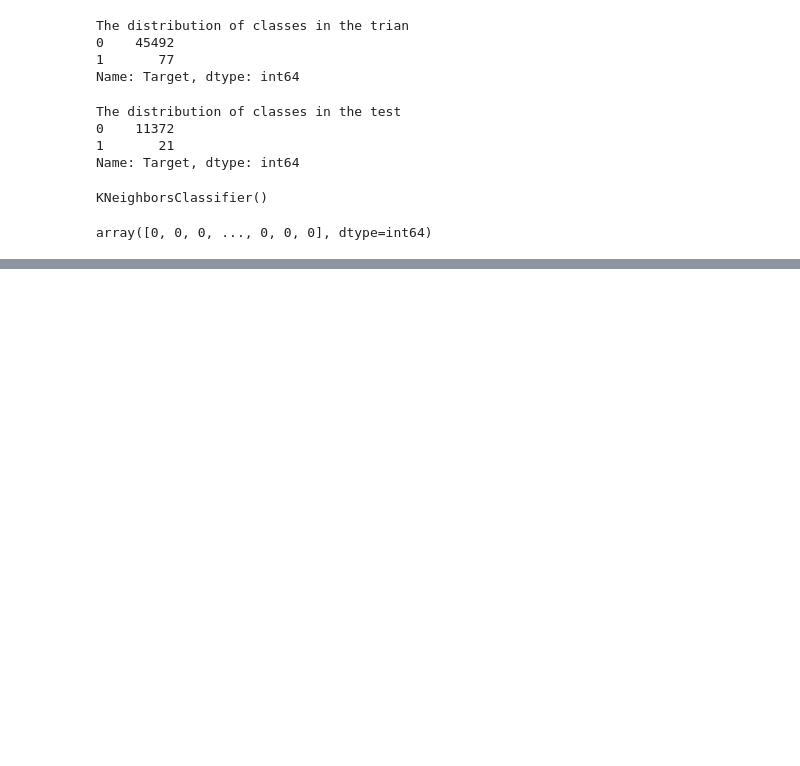
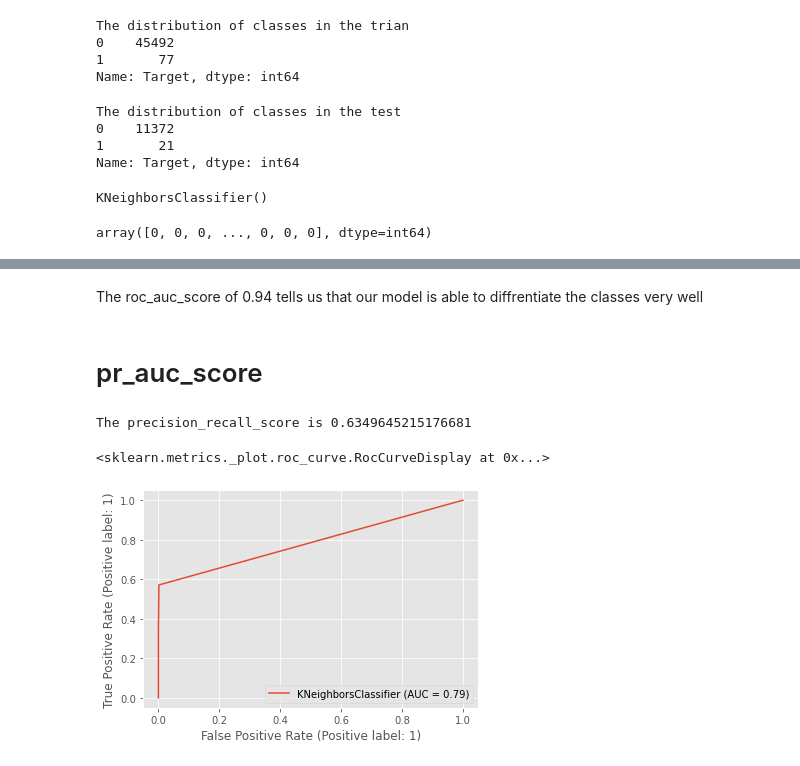
Before and after one commit to Agramoflife/My_machine_learning_notebooks, a Jupyter notebook: Handling Imbalance data set.ipynb, the cells around one changed output, grey strips where cells are left out. Cells and saved outputs as stored; diff of their text form; code cells hidden in the pictures; blank space fills up the shorter version.

```diff
--- a/Handling Imbalance data set.ipynb
+++ b/Handling Imbalance data set.ipynb
@@ -240,0 +290,10 @@ array([0, 0, 0, ..., 0, 0, 0], dtype=int64)
+# %% [markdown]
+The roc_auc_score of 0.94 tells us that our model is able to diffrentiate the classes very well
+# %% [markdown]
+# pr_auc_score
+# %%
+precision, recall, thresholds = precision_recall_curve(y_pred_test,Y_test)
+auc_precision_recall = auc(recall, precision)
+print(f'The precision_recall_score is {auc_precision_recall}')
+# %% [output]
+The precision_recall_score is 0.6349645215176681
@@ -240,0 +304,5 @@ array([0, 0, 0, ..., 0, 0, 0], dtype=int64)
+# %%
+metrics.plot_roc_curve(model_knn,X_test,Y_test)
+# %% [output]
+<sklearn.metrics._plot.roc_curve.RocCurveDisplay at 0x...>
+[figure, added]
```
Also changed, not shown: parts of 36 cells of this notebook.
